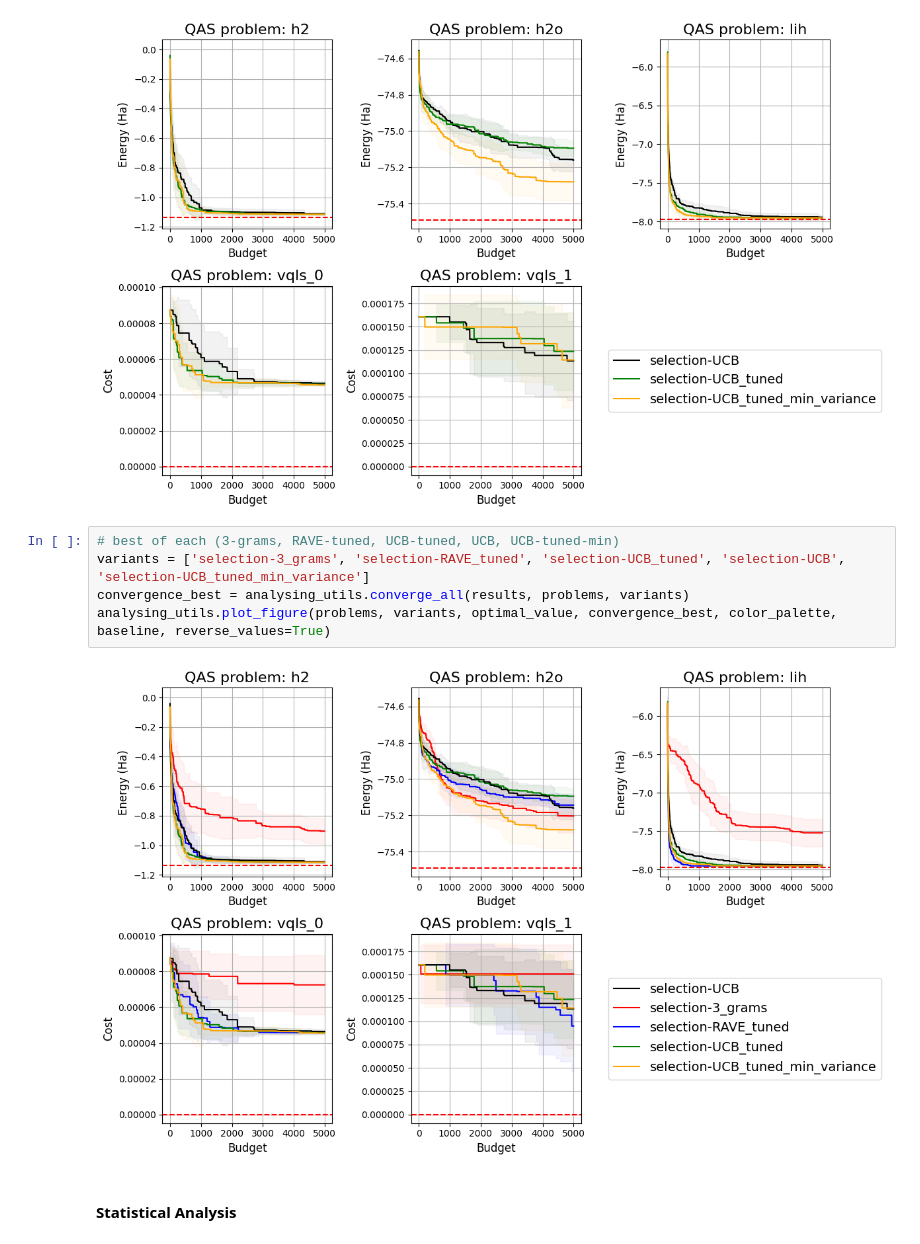
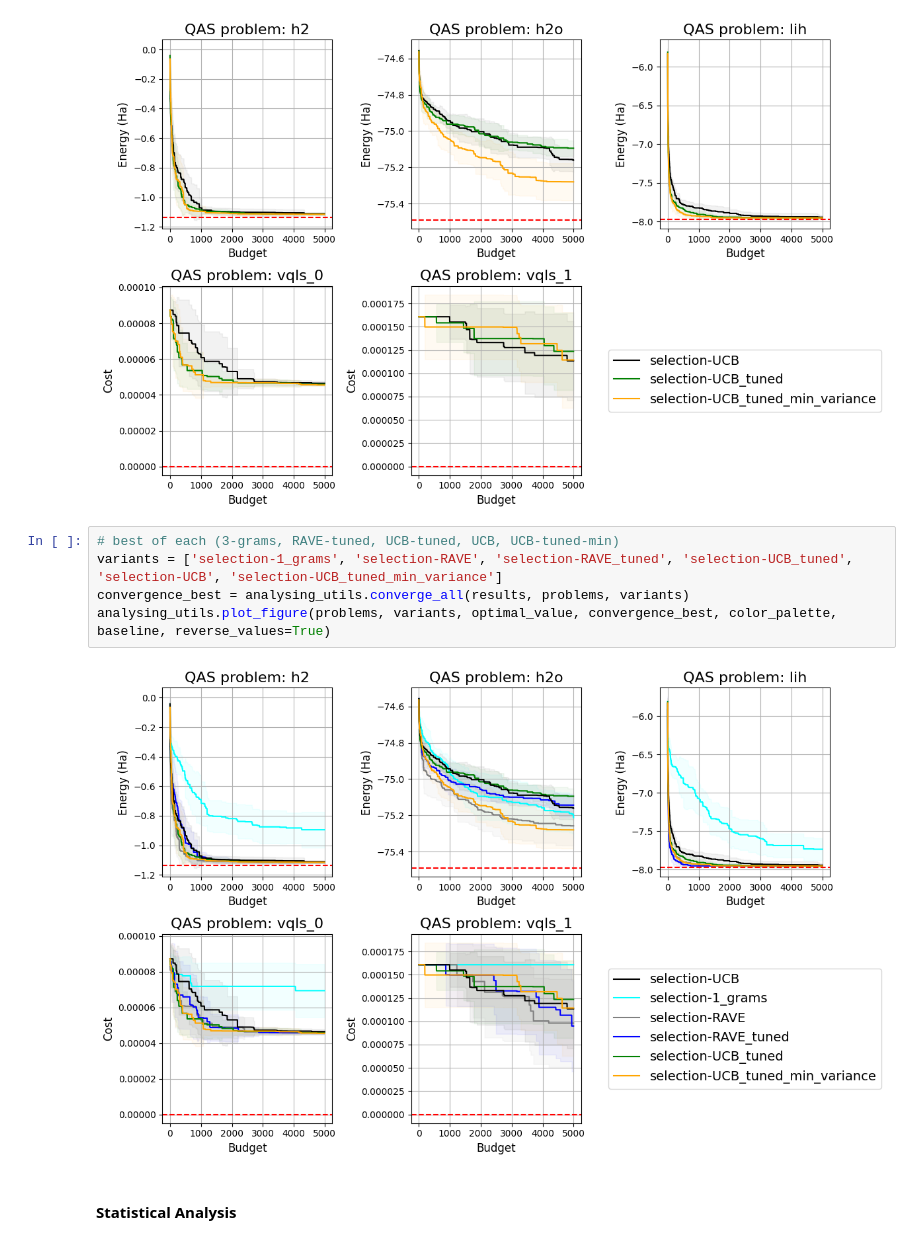
Before and after one commit to geordangesink/PWMCTS_QAS-selection_strategies, a Jupyter notebook: different_selections.ipynb, the cells around one changed output. Cells and saved outputs as stored; diff of their text form.

```diff
--- a/different_selections.ipynb
+++ b/different_selections.ipynb
@@ -353,11 +353,11 @@ analysing_utils.plot_figure(problems, variants, optimal_value, convergence_ucb,
 [figure]
 # %%
 # best of each (3-grams, RAVE-tuned, UCB-tuned, UCB, UCB-tuned-min)
-variants = ['selection-3_grams', 'selection-RAVE_tuned', 'selection-UCB_tuned', 'selection-UCB', 'selection-UCB_tuned_min_variance']
+variants = ['selection-1_grams', 'selection-RAVE', 'selection-RAVE_tuned', 'selection-UCB_tuned', 'selection-UCB', 'selection-UCB_tuned_min_variance']
 convergence_best = analysing_utils.converge_all(results, problems, variants)
 analysing_utils.plot_figure(problems, variants, optimal_value, convergence_best, color_palette, baseline, reverse_values=True)
 # %% [output]
-[figure, old version]
+[figure, new version]
 # %% [markdown]
 #### Statistical Analysis
 # %%
```
Also changed, not shown: parts of 7 cells of this notebook.
